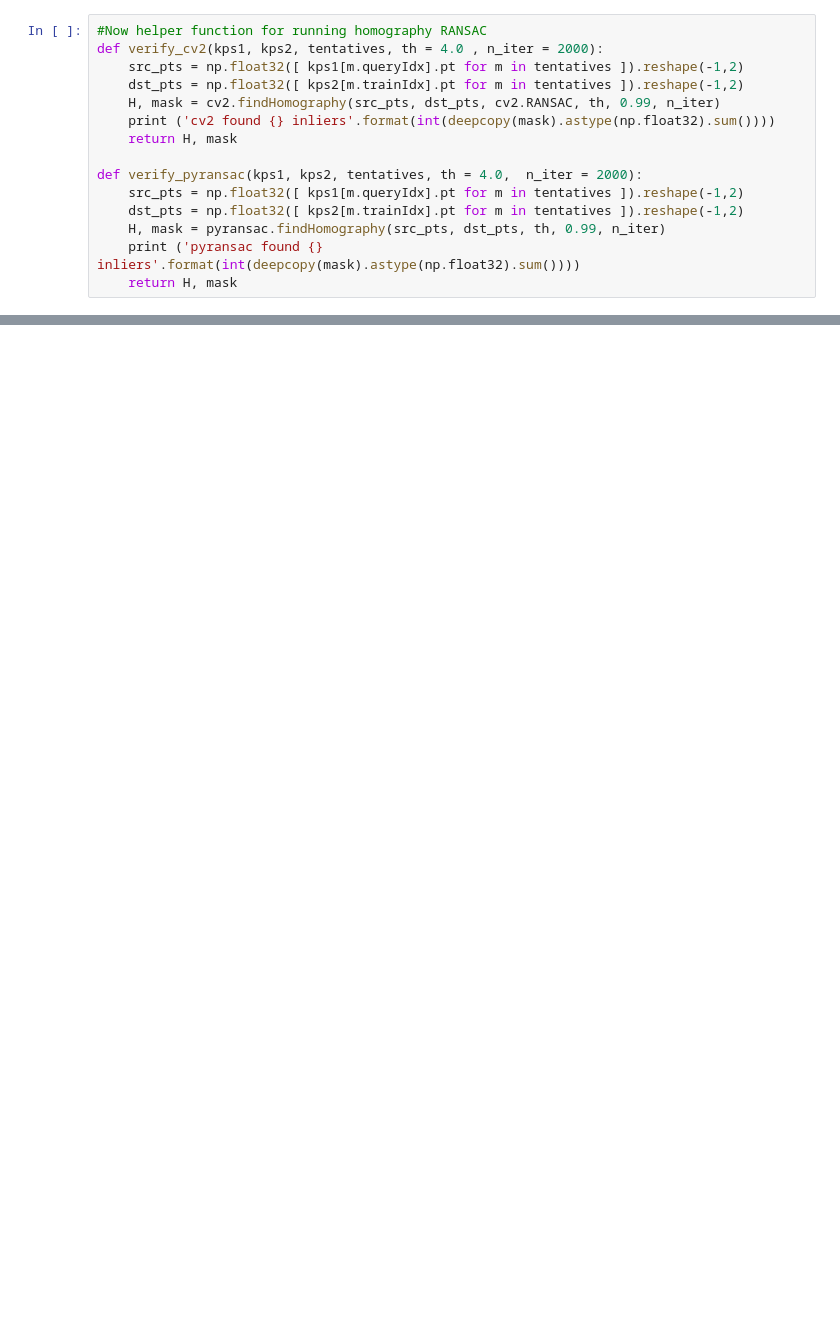
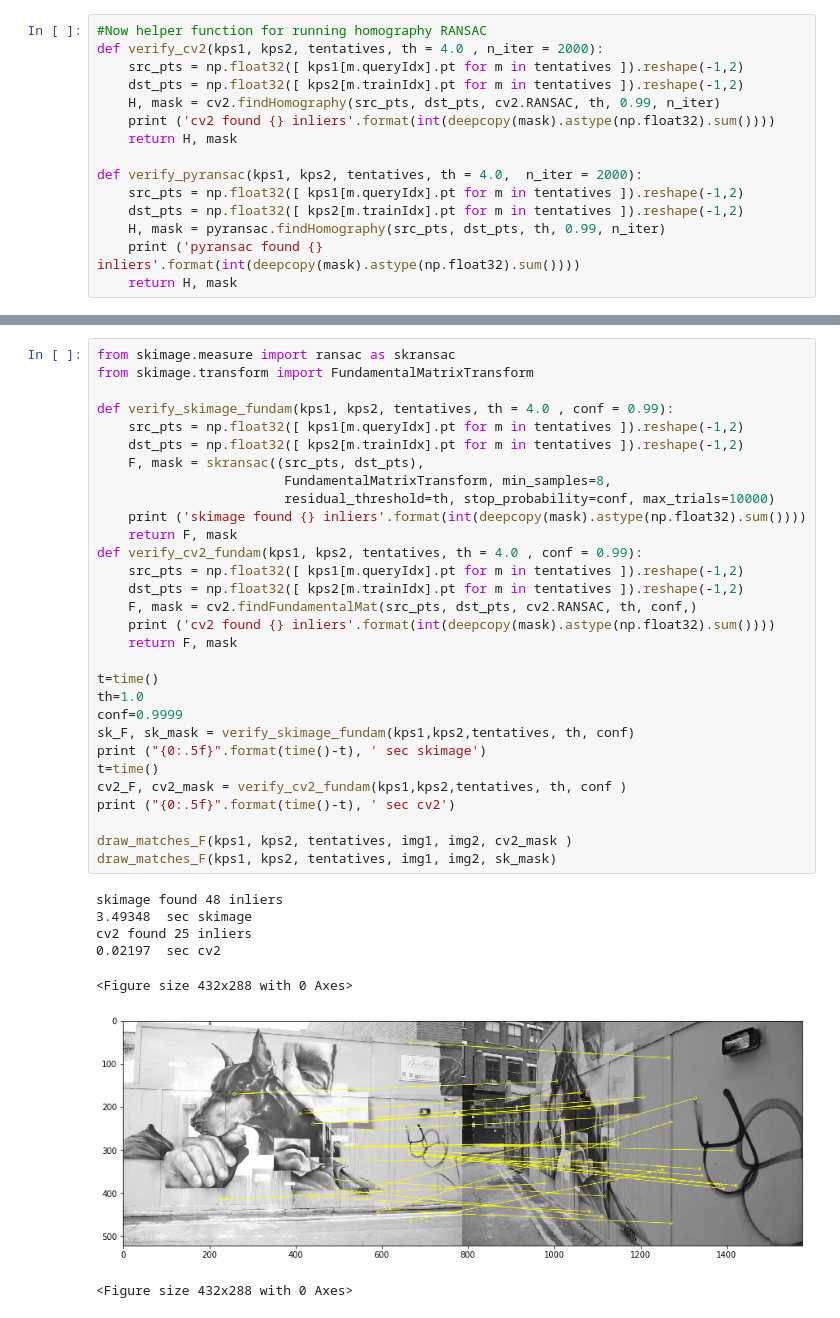
Before and after one commit to ducha-aiki/pyransac, a Jupyter notebook: examples/simple-example.ipynb, the cells around one changed output, grey strips where cells are left out. Drawn from its saved outputs; the diff is of its cells as text; blank space fills up the shorter version.

```diff
--- a/examples/simple-example.ipynb
+++ b/examples/simple-example.ipynb
@@ -182,0 +209,38 @@ pyransac found 33 inliers
+# %%
+from skimage.measure import ransac as skransac
+from skimage.transform import FundamentalMatrixTransform
+
+def verify_skimage_fundam(kps1, kps2, tentatives, th = 4.0 , conf = 0.99):
+    src_pts = np.float32([ kps1[m.queryIdx].pt for m in tentatives ]).reshape(-1,2)
+    dst_pts = np.float32([ kps2[m.trainIdx].pt for m in tentatives ]).reshape(-1,2)
+    F, mask = skransac((src_pts, dst_pts),
+                        FundamentalMatrixTransform, min_samples=8,
+                        residual_threshold=th, stop_probability=conf, max_trials=10000)
+    print ('skimage found {} inliers'.format(int(deepcopy(mask).astype(np.float32).sum())))
+    return F, mask
+def verify_cv2_fundam(kps1, kps2, tentatives, th = 4.0 , conf = 0.99):
+    src_pts = np.float32([ kps1[m.queryIdx].pt for m in tentatives ]).reshape(-1,2)
+    dst_pts = np.float32([ kps2[m.trainIdx].pt for m in tentatives ]).reshape(-1,2)
+    F, mask = cv2.findFundamentalMat(src_pts, dst_pts, cv2.RANSAC, th, conf,)
+    print ('cv2 found {} inliers'.format(int(deepcopy(mask).astype(np.float32).sum())))
+    return F, mask
+
+t=time()
+th=1.0
+conf=0.9999
+sk_F, sk_mask = verify_skimage_fundam(kps1,kps2,tentatives, th, conf)
+print ("{0:.5f}".format(time()-t), ' sec skimage')
+t=time()
+cv2_F, cv2_mask = verify_cv2_fundam(kps1,kps2,tentatives, th, conf )
+print ("{0:.5f}".format(time()-t), ' sec cv2')
+
+draw_matches_F(kps1, kps2, tentatives, img1, img2, cv2_mask )
+draw_matches_F(kps1, kps2, tentatives, img1, img2, sk_mask)
+# %% [output]
+skimage found 48 inliers
+3.49348  sec skimage
+cv2 found 25 inliers
+0.02197  sec cv2
+<Figure size 432x288 with 0 Axes>
+[figure, added]
+<Figure size 432x288 with 0 Axes>
```
Also changed, not shown: parts of 8 cells of this notebook, 2 other files.
